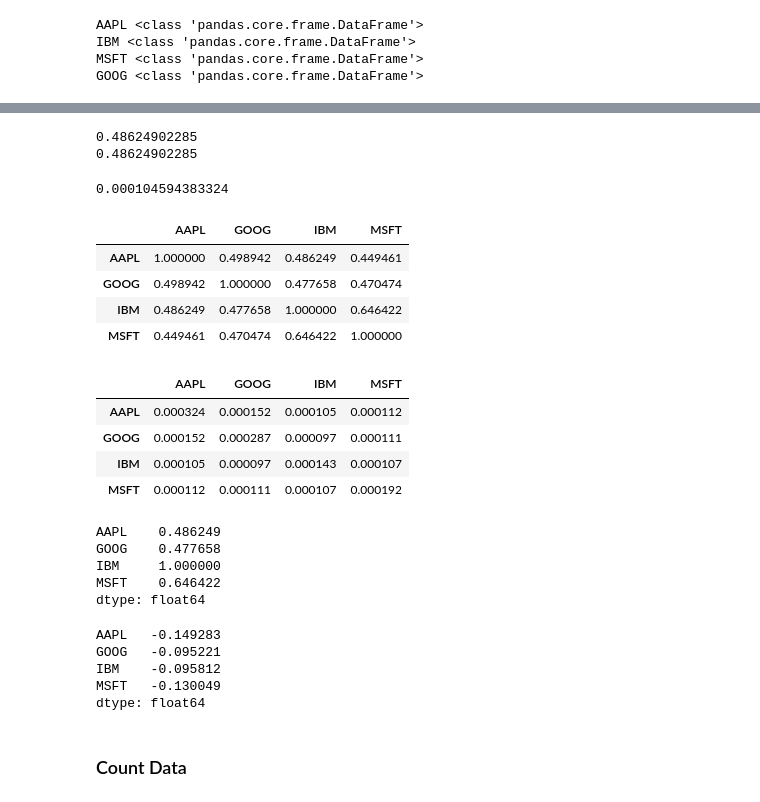
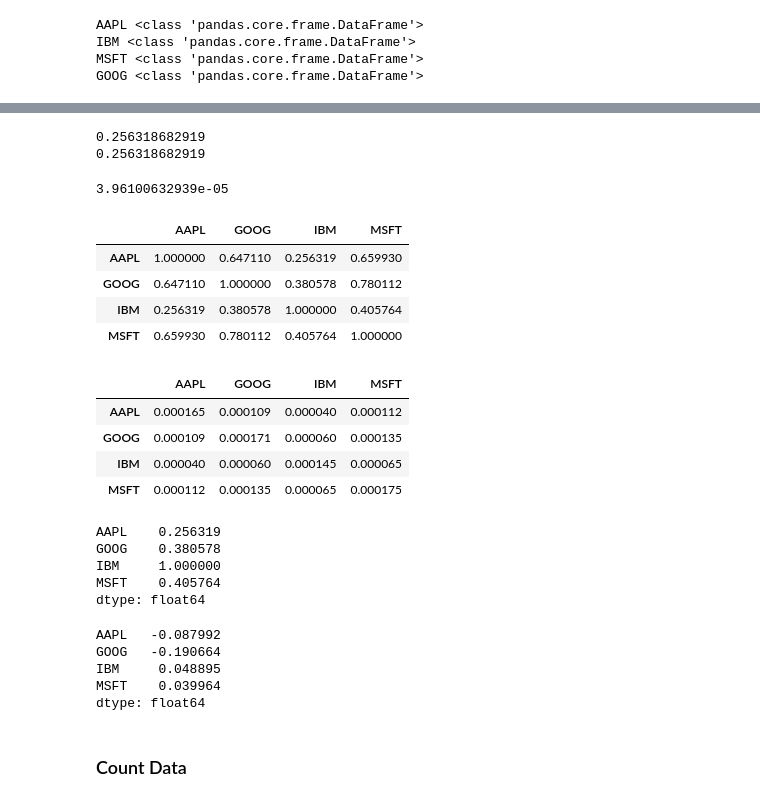
Before and after one commit to hsiaom26/DSFTA, a Jupyter notebook: pandas.ipynb, the cells around one changed output, grey strips where cells are left out. Saved outputs shown, nothing was run; the diff lists cells and outputs as text; code cells hidden in the pictures.

```diff
--- a/pandas.ipynb
+++ b/pandas.ipynb
@@ -496,9 +500,9 @@ https://pandas-datareader.readthedocs.io/en/latest/
 import pandas_datareader.data as web #  pip install pandas-datareader
 import datetime
 # %%
-start = datetime.datetime(2010, 1, 1)
-end = datetime.datetime(2013, 1, 27)
-f = web.DataReader("F", 'yahoo', start, end)
+start = datetime.datetime(2017, 4, 1)
+end = datetime.datetime(2018, 4, 13)
+f = web.DataReader("F", 'morningstar', start, end)
 # %%
 print(type(f)) # like in heaven
 print(f.head())
@@ -533,7 +529,7 @@ stock_data_dict = dict()
 
 # collect all data first
 for com in companies:
-    stock_data_dict[com] = web.get_data_yahoo(com, start, end)
+    stock_data_dict[com] = web.get_data_morningstar(com, start, end)
 
 for key in stock_data_dict:
     print(key, type(stock_data_dict[key]))
@@ -543,9 +539,7 @@ IBM <class 'pandas.core.frame.DataFrame'>
 MSFT <class 'pandas.core.frame.DataFrame'>
 GOOG <class 'pandas.core.frame.DataFrame'>
 # %%
-# Two DataFrames. Select interesting columns, i.e., 'Volume' and 'Adj Close'.
-adjClose = pd.DataFrame({key: stock_data_dict[key]['Adj Close']
-                         for key in stock_data_dict})
-volume = pd.DataFrame({key: stock_data_dict[key]['Volume']
-                       for key in stock_data_dict})
+# Two DataFrames. Select interesting columns, i.e., 'Volume' and 'Close'.
+close = pd.DataFrame({k: stock_data_dict[k]["Close"].tolist() for k in stock_data_dict})
+volume = pd.DataFrame({k: stock_data_dict[k]["Volume"].tolist() for k in stock_data_dict})
 # %%
@@ -574,7 +566,7 @@ Series.pct_change(periods=1, fill_method='pad', limit=None, freq=None)
 Percent change over given number of periods.
 """
 
-ptcAdjClose = adjClose.pct_change()
-ptcAdjClose.tail()
+ptcClose = close.pct_change()
+ptcClose.tail()
 # %% [output]
 |  | AAPL | GOOG | IBM | MSFT |
@@ -588,48 +579,48 @@ ptcAdjClose.tail()
 # Find the relation between IBM and MSFT
 # Do they have 'similar' ptc?
 
-print(ptcAdjClose.AAPL.corr(ptcAdjClose.IBM))
-print(pd.Series.corr(ptcAdjClose.AAPL, ptcAdjClose.IBM))
+print(ptcClose.AAPL.corr(ptcClose.IBM))
+print(pd.Series.corr(ptcClose.AAPL, ptcClose.IBM))
 # %% [output]
-0.48624902285
-0.48624902285
+0.256318682919
+0.256318682919
 # %%
-print(ptcAdjClose.AAPL.cov(ptcAdjClose.IBM))
+print(ptcClose.AAPL.cov(ptcClose.IBM))
 # %% [output]
-0.000104594383324
+3.96100632939e-05
 # %%
 # DataFrame's version returns all
-ptcAdjClose.corr()
+ptcClose.corr()
 # %% [output]
 |  | AAPL | GOOG | IBM | MSFT |
-| AAPL | 1.000000 | 0.498942 | 0.486249 | 0.449461 |
-| GOOG | 0.498942 | 1.000000 | 0.477658 | 0.470474 |
-| IBM | 0.486249 | 0.477658 | 1.000000 | 0.646422 |
-| MSFT | 0.449461 | 0.470474 | 0.646422 | 1.000000 |
+| AAPL | 1.000000 | 0.647110 | 0.256319 | 0.659930 |
+| GOOG | 0.647110 | 1.000000 | 0.380578 | 0.780112 |
+| IBM | 0.256319 | 0.380578 | 1.000000 | 0.405764 |
+| MSFT | 0.659930 | 0.780112 | 0.405764 | 1.000000 |
 # %%
-ptcAdjClose.cov()
+ptcClose.cov()
 # %% [output]
 |  | AAPL | GOOG | IBM | MSFT |
-| AAPL | 0.000324 | 0.000152 | 0.000105 | 0.000112 |
-| GOOG | 0.000152 | 0.000287 | 0.000097 | 0.000111 |
-| IBM | 0.000105 | 0.000097 | 0.000143 | 0.000107 |
-| MSFT | 0.000112 | 0.000111 | 0.000107 | 0.000192 |
+| AAPL | 0.000165 | 0.000109 | 0.000040 | 0.000112 |
+| GOOG | 0.000109 | 0.000171 | 0.000060 | 0.000135 |
+| IBM | 0.000040 | 0.000060 | 0.000145 | 0.000065 |
+| MSFT | 0.000112 | 0.000135 | 0.000065 | 0.000175 |
 # %%
-ptcAdjClose.corrwith(ptcAdjClose.IBM) # another way
+ptcClose.corrwith(ptcClose.IBM) # another way
 # %% [output]
-AAPL    0.486249
-GOOG    0.477658
+AAPL    0.256319
+GOOG    0.380578
 IBM     1.000000
-MSFT    0.646422
+MSFT    0.405764
 dtype: float64
 # %%
 # Passing a DataFrame computes the correlations of matching column names.
-ptcAdjClose.corrwith(volume)
+ptcClose.corrwith(volume)
 # %% [output]
-AAPL   -0.149283
-GOOG   -0.095221
-IBM    -0.095812
-MSFT   -0.130049
+AAPL   -0.087992
+GOOG   -0.190664
+IBM     0.048895
+MSFT    0.039964
 dtype: float64
 # %% [markdown]
 ### Count Data
```
Also changed, not shown: parts of 32 cells of this notebook, 1 other file.
